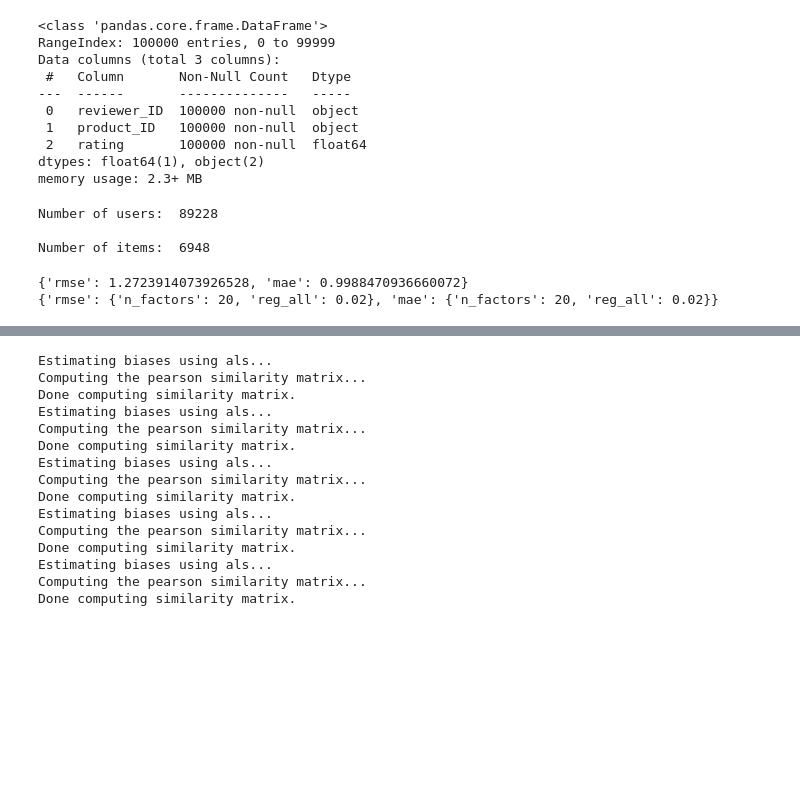
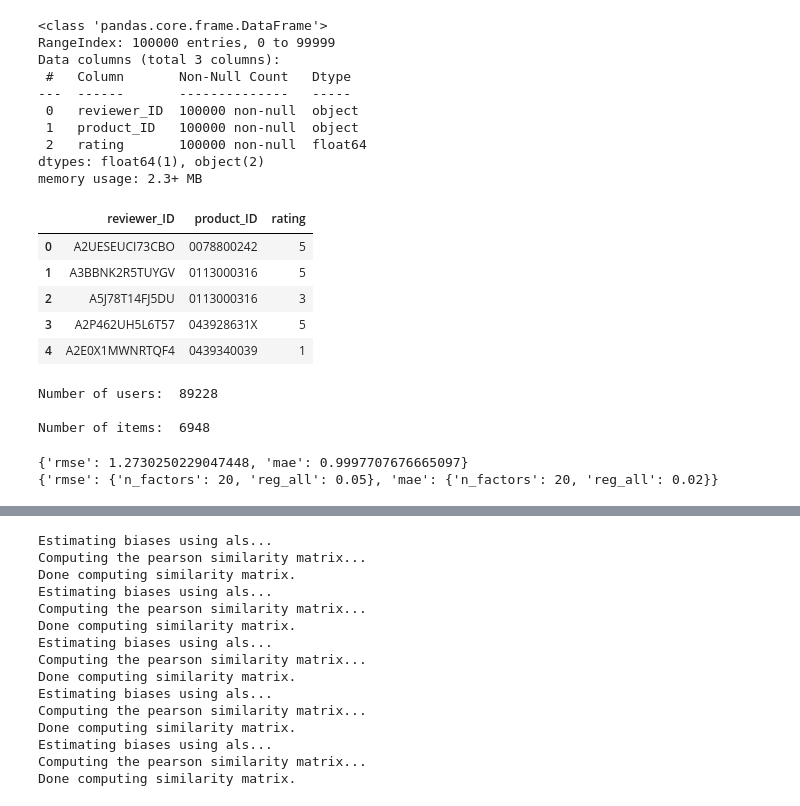
Before and after one commit to VolhaP87/Office_Supplies_Recommendation_System, a Jupyter notebook: Untitled.ipynb, the cells around one changed output, grey strips where cells are left out. Saved outputs shown, nothing was run; the diff lists cells and outputs as text; code cells hidden in the pictures; blank space fills up the shorter version.

```diff
--- a/Untitled.ipynb
+++ b/Untitled.ipynb
@@ -43,6 +43,17 @@ Data columns (total 3 columns):
  2   rating       100000 non-null  float64
 dtypes: float64(1), object(2)
 memory usage: 2.3+ MB
+# %%
+df_new['rating'] = df_new['rating'].astype(int)
+# %%
+df_new.head()
+# %% [output]
+|  | reviewer_ID | product_ID | rating |
+| 0 | A2UESEUCI73CBO | 0078800242 | 5 |
+| 1 | A3BBNK2R5TUYGV | 0113000316 | 5 |
+| 2 | A5J78T14FJ5DU | 0113000316 | 3 |
+| 3 | A2P462UH5L6T57 | 043928631X | 5 |
+| 4 | A2E0X1MWNRTQF4 | 0439340039 | 1 |
 # %%
 from surprise import Reader, Dataset
 reader = Reader()
@@ -73,8 +84,8 @@ g_s_svd.fit(data)
 print(g_s_svd.best_score)
 print(g_s_svd.best_params)
 # %% [output]
-{'rmse': 1.2723914073926528, 'mae': 0.9988470936660072}
-{'rmse': {'n_factors': 20, 'reg_all': 0.02}, 'mae': {'n_factors': 20, 'reg_all': 0.02}}
+{'rmse': 1.2730250229047448, 'mae': 0.9997707676665097}
+{'rmse': {'n_factors': 20, 'reg_all': 0.05}, 'mae': {'n_factors': 20, 'reg_all': 0.02}}
 # %%
 # cross validating with KNNBasic
 knn_basic = KNNBasic(sim_options={'name':'pearson', 'user_based':False})
```
Also changed, not shown: parts of 22 cells of this notebook.
